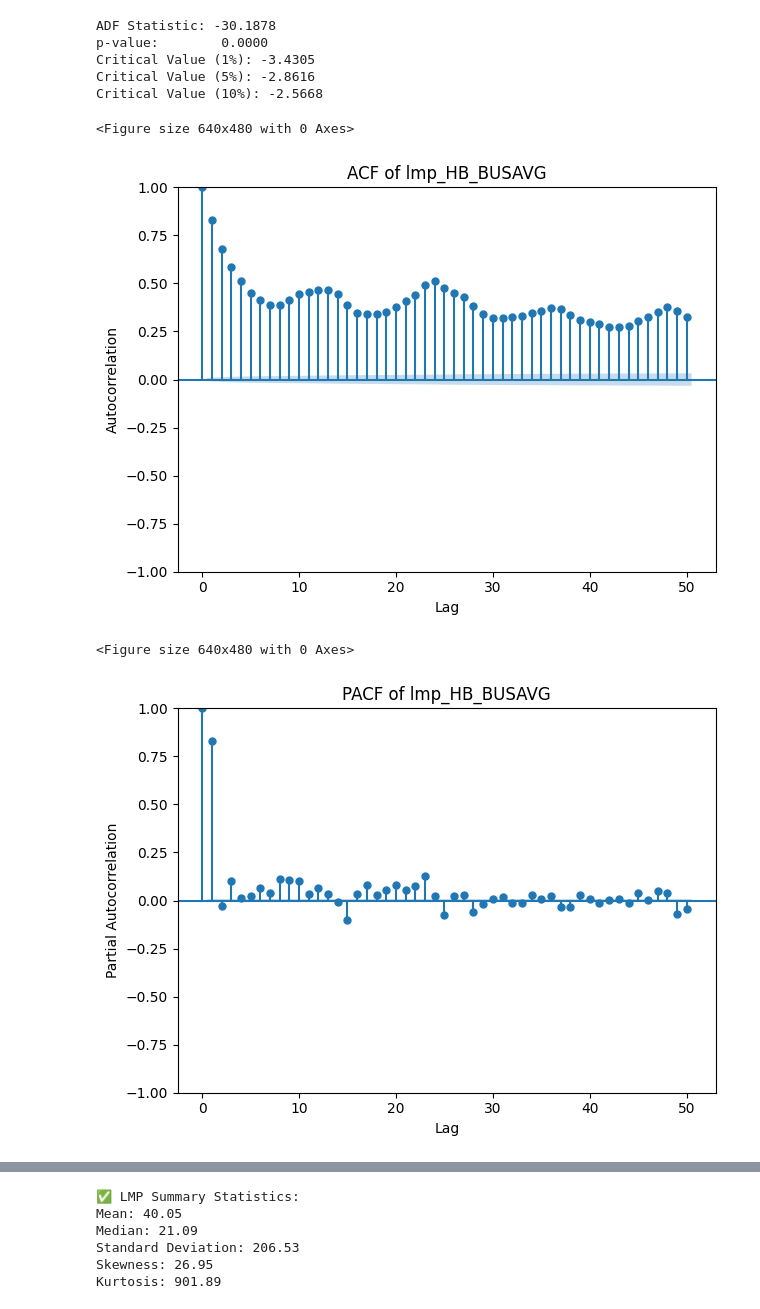
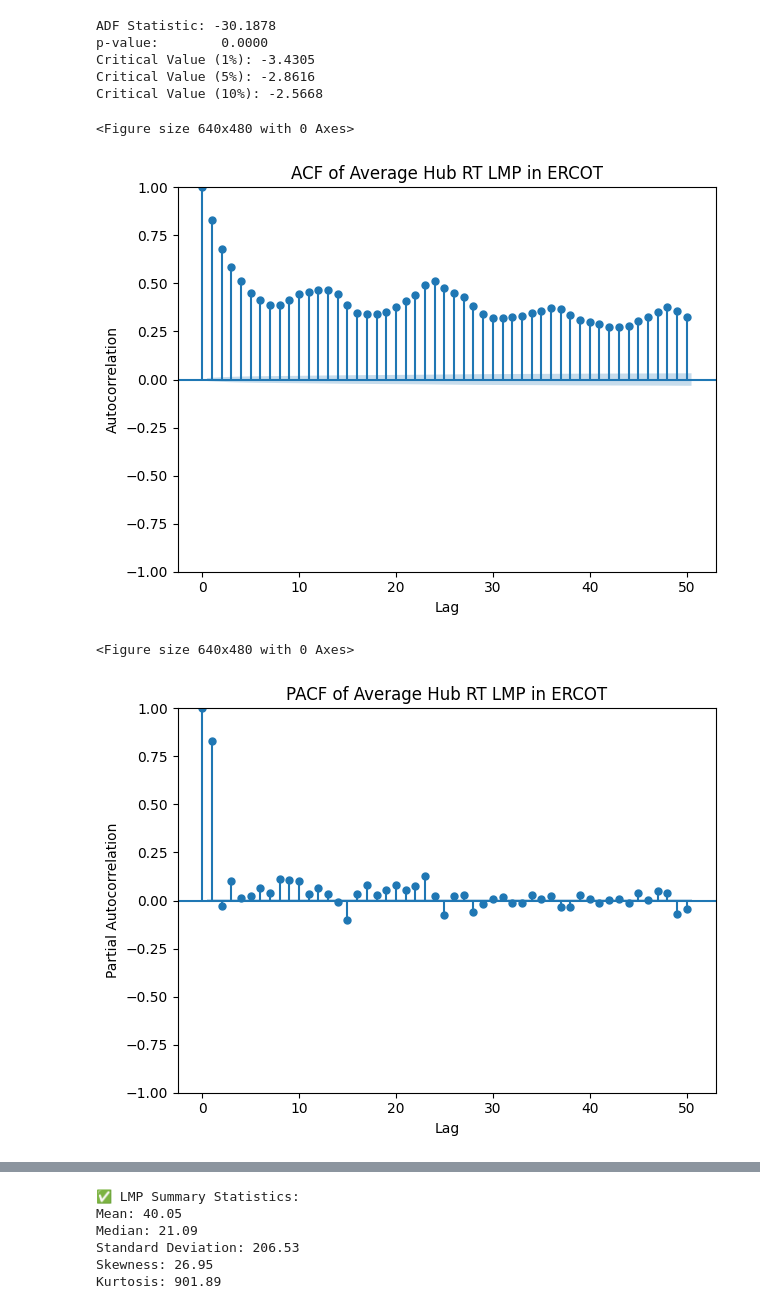
Before and after one commit to jessalynlc/IDS705_final_project, a Jupyter notebook: data_scrape.ipynb, the cells around one changed output, grey strips where cells are left out. Saved outputs shown, nothing was run; the diff lists cells and outputs as text; code cells hidden in the pictures.

```diff
--- a/data_scrape.ipynb
+++ b/data_scrape.ipynb
@@ -329,31 +329,31 @@ Critical Value (10%): -2.5668
 # %%
 from statsmodels.graphics.tsaplots import plot_acf, plot_pacf
 import matplotlib.pyplot as plt
 
 #
-series = df['lmp_HB_BUSAVG'].dropna()
+series = df['Hub Average LMP'].dropna()
 
 #
 plt.figure()
 plot_acf(series, lags=50)
 plt.xlabel('Lag')
 plt.ylabel('Autocorrelation')
-plt.title('ACF of Average ERCOT Real Time Hub Price')
+plt.title('ACF of Average Hub RT LMP in ERCOT')
 plt.tight_layout()
 plt.show()
 
 #
 plt.figure()
 plot_pacf(series, lags=50)
 plt.xlabel('Lag')
 plt.ylabel('Partial Autocorrelation')
-plt.title('PACF of Average ERCOT Real Time Hub Price')
+plt.title('PACF of Average Hub RT LMP in ERCOT')
 plt.tight_layout()
 plt.show()
 # %% [output]
 <Figure size 640x480 with 0 Axes>
-[figure, old version]
+[figure, new version]
 <Figure size 640x480 with 0 Axes>
-[figure, old version]
+[figure, new version]
 # %%
 plt.figure(figsize=(8, 5))
```
Also changed, not shown: parts of 3 cells of this notebook.
